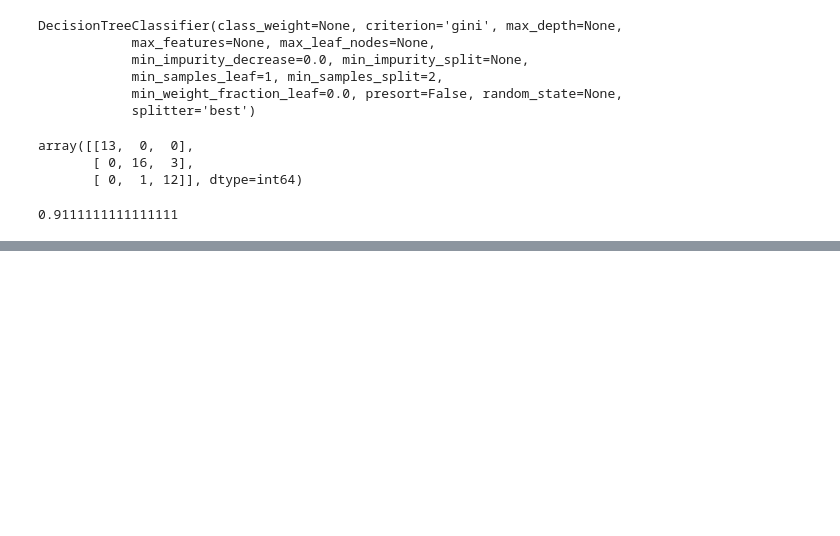
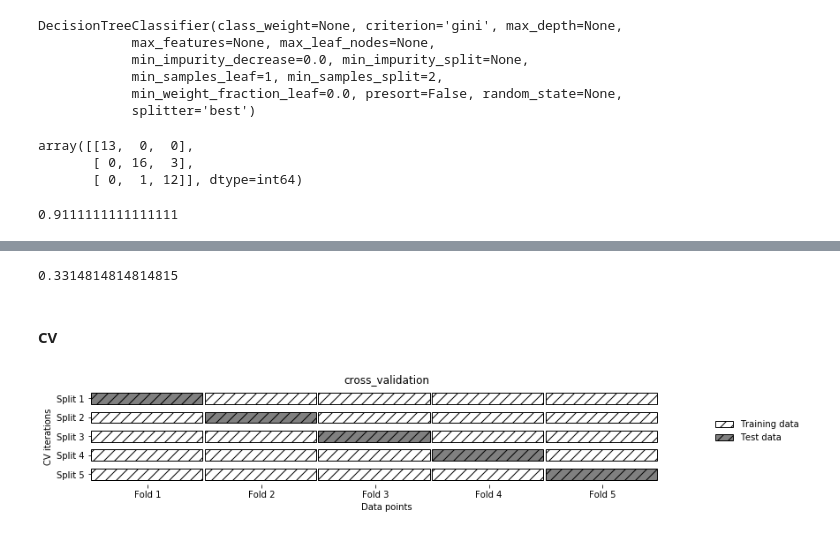
Before and after one commit to chankoo/python, a Jupyter notebook: 8.2 Scikit-learn.ipynb, the cells around one changed output, grey strips where cells are left out. Cells and saved outputs as stored; diff of their text form; code cells hidden in the pictures; blank space fills up the shorter version.

```diff
--- a/8.2 Scikit-learn.ipynb
+++ b/8.2 Scikit-learn.ipynb
@@ -231,0 +415,10 @@ support: [13 19 13]
+# %%
+svm_model.score(X_test_pca,y_test)
+# %% [output]
+0.3314814814814815
+# %% [markdown]
+#### CV
+# %%
+mglearn.plots.plot_cross_validation() # 모든 데이터를 사용해 학습, 파라미터 튜닝 위한 경우 많음(GridSearchCV)
+# %% [output]
+[figure, added]
```
Also changed, not shown: parts of 42 cells of this notebook.
